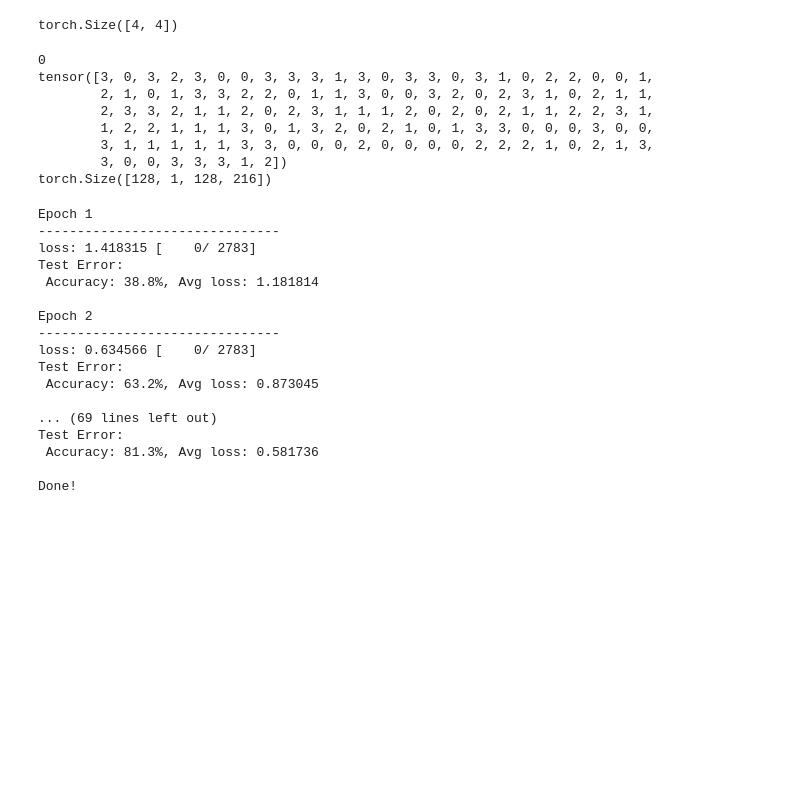
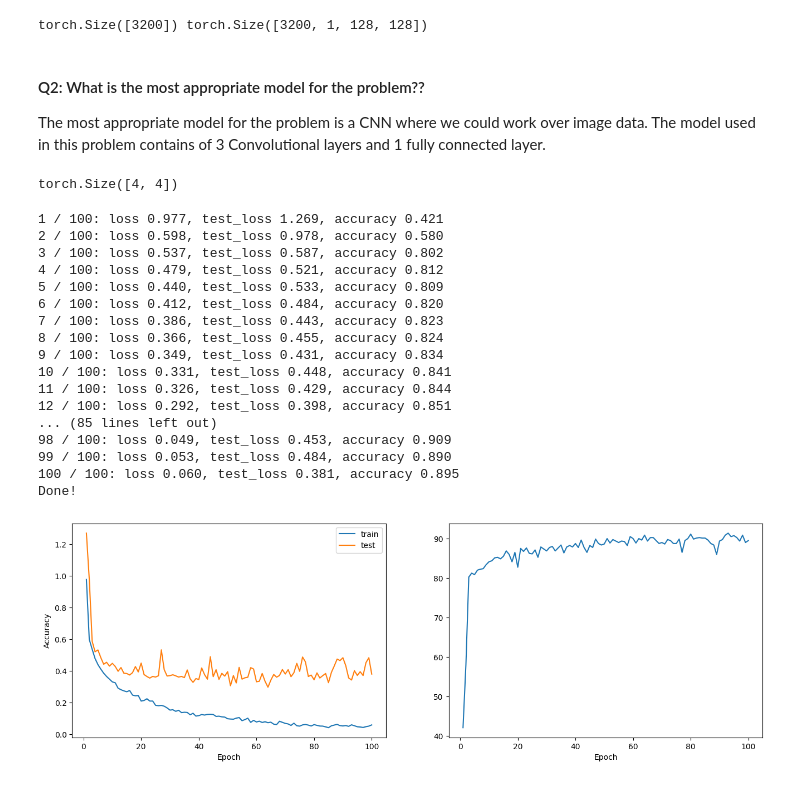
Before and after one commit to deepanshudg7/ANALYTATHON-2, a Jupyter notebook: Goal1.ipynb, the cells around one changed output. Drawn from its saved outputs; the diff is of its cells as text; code cells hidden in the pictures; blank space fills up the shorter version.

```diff
--- a/Goal1.ipynb
+++ b/Goal1.ipynb
@@ -277,3 +174,7 @@ for n,ax in enumerate(axs):
+# %%
+print(train_label_data.size(),train_images_reshaped.size())
+# %% [output]
+torch.Size([3200]) torch.Size([3200, 1, 128, 128])
 # %%
 train_dataset =TensorDataset(train_label_data,train_images_reshaped)
 test_dataset =TensorDataset(test_label_data,test_images_reshaped)
@@ -282,6 +183,10 @@ batch_size=128
 
 train_loader=DataLoader(train_dataset,batch_size=batch_size,shuffle=True)
 test_loader=DataLoader(test_dataset,batch_size=batch_size,shuffle=True)
+# %% [markdown]
+#### Q2:  What is the most appropriate model for the problem??
+
+The most appropriate model for the problem is a CNN where we could work over image data. The model used in this problem contains of 3 Convolutional layers and 1 fully connected layer.
 # %%
 class CNN(nn.Module):
     def __init__(self):
@@ -393,18 +319,3 @@ def test(model, test_data,loss_fn):
     correct /= size
     print(f"Test Error: \n Accuracy: {(100*correct):>0.1f}%, Avg loss: {test_loss:>8f} \n")
     return label_array, pred_array
-# %%
-for batch, (labels,images) in enumerate(test_loader):
-     print(batch)
-     print(labels)
-     print(images.shape)
-     break
-# %% [output]
-0
-tensor([3, 0, 3, 2, 3, 0, 0, 3, 3, 3, 1, 3, 0, 3, 3, 0, 3, 1, 0, 2, 2, 0, 0, 1,
-        2, 1, 0, 1, 3, 3, 2, 2, 0, 1, 1, 3, 0, 0, 3, 2, 0, 2, 3, 1, 0, 2, 1, 1,
-        2, 3, 3, 2, 1, 1, 2, 0, 2, 3, 1, 1, 1, 2, 0, 2, 0, 2, 1, 1, 2, 2, 3, 1,
-        1, 2, 2, 1, 1, 1, 3, 0, 1, 3, 2, 0, 2, 1, 0, 1, 3, 3, 0, 0, 0, 3, 0, 0,
-        3, 1, 1, 1, 1, 1, 3, 3, 0, 0, 0, 2, 0, 0, 0, 0, 2, 2, 2, 1, 0, 2, 1, 3,
-        3, 0, 0, 3, 3, 3, 1, 2])
-torch.Size([128, 1, 128, 216])
@@ -463,36 +322,25 @@ def train(model,train_loader,test_loader,num_epochs,optimizer):
 # %%
 model = CNN()
-#loss_fn = nn.CrossEntropyLoss()
-optimizer = torch.optim.Adam(model.parameters(), lr=1e-3)
-# for epoch in range(1,6):
-#     print(f"Epoch {epoch}\n-------------------------------")
-train(model,train_loader,test_loader,15,optimizer)
+optimizer = torch.optim.Adam(model.parameters(), lr=1e-3,weight_decay=1e-5)
+train(model,train_loader,test_loader,100,optimizer)
 
 print("Done!")
+# %% [output]
+1 / 100: loss 0.977, test_loss 1.269, accuracy 0.421
+2 / 100: loss 0.598, test_loss 0.978, accuracy 0.580
+3 / 100: loss 0.537, test_loss 0.587, accuracy 0.802
+4 / 100: loss 0.479, test_loss 0.521, accuracy 0.812
+5 / 100: loss 0.440, test_loss 0.533, accuracy 0.809
+6 / 100: loss 0.412, test_loss 0.484, accuracy 0.820
+7 / 100: loss 0.386, test_loss 0.443, accuracy 0.823
+8 / 100: loss 0.366, test_loss 0.455, accuracy 0.824
+9 / 100: loss 0.349, test_loss 0.431, accuracy 0.834
+10 / 100: loss 0.331, test_loss 0.448, accuracy 0.841
+11 / 100: loss 0.326, test_loss 0.429, accuracy 0.844
+12 / 100: loss 0.292, test_loss 0.398, accuracy 0.851
+... (85 lines left out)
+98 / 100: loss 0.049, test_loss 0.453, accuracy 0.909
+99 / 100: loss 0.053, test_loss 0.484, accuracy 0.890
+100 / 100: loss 0.060, test_loss 0.381, accuracy 0.895
+Done!
+[figure, added]
-# %%
-model = CNN()
-loss_fn = nn.CrossEntropyLoss()
-optimizer = torch.optim.Adam(model.parameters(), lr=1e-3)
-for epoch in range(1,15):
-    print(f"Epoch {epoch}\n-------------------------------")
-    train_old(model,train_loader,loss_fn,optimizer)
-    test(model,test_loader,loss_fn)
-print("Done!")
-# %% [output]
-Epoch 1
--------------------------------
-loss: 1.418315 [    0/ 2783]
-Test Error:
- Accuracy: 38.8%, Avg loss: 1.181814
-
-Epoch 2
--------------------------------
-loss: 0.634566 [    0/ 2783]
-Test Error:
- Accuracy: 63.2%, Avg loss: 0.873045
-
-... (69 lines left out)
-Test Error:
- Accuracy: 81.3%, Avg loss: 0.581736
-
-Done!
```
Also changed, not shown: parts of 32 cells of this notebook.
